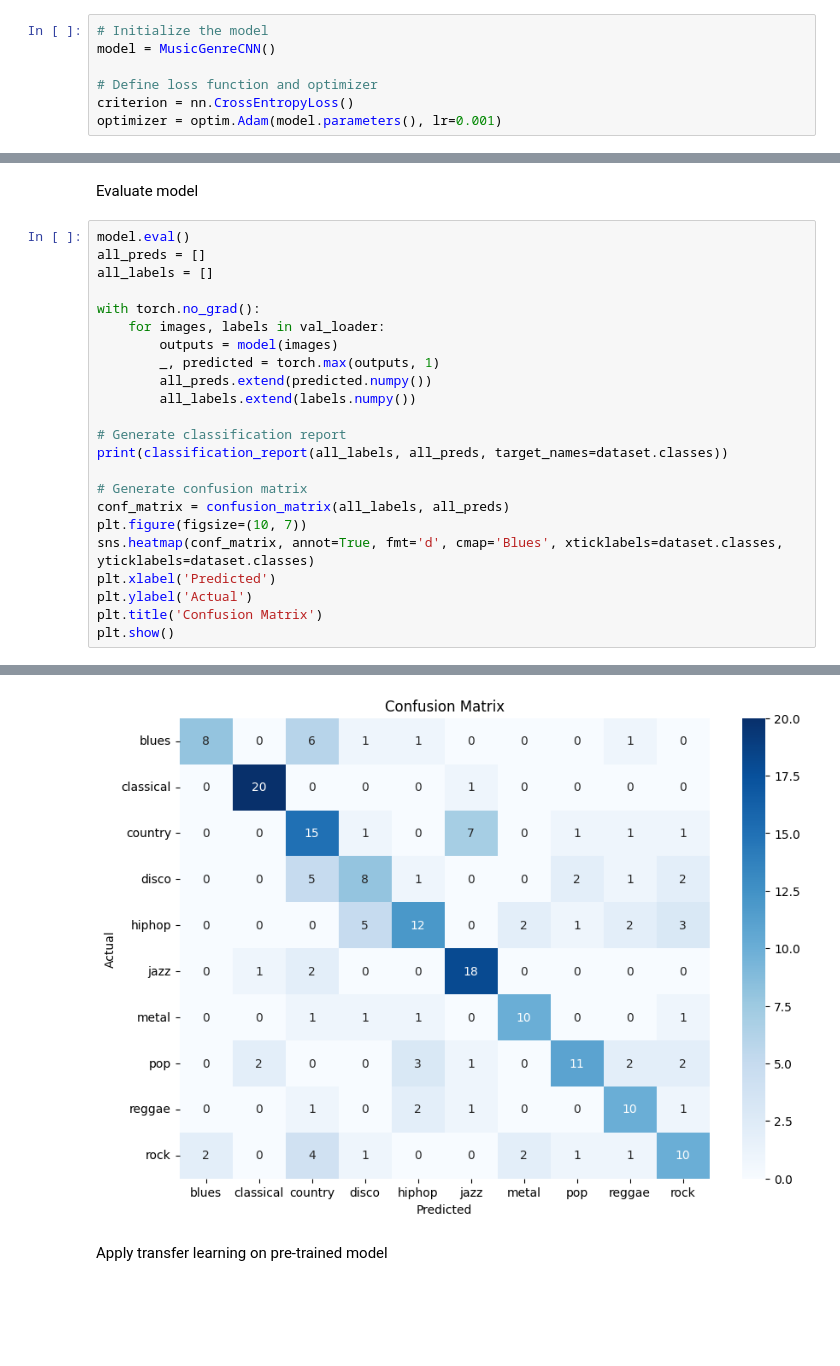
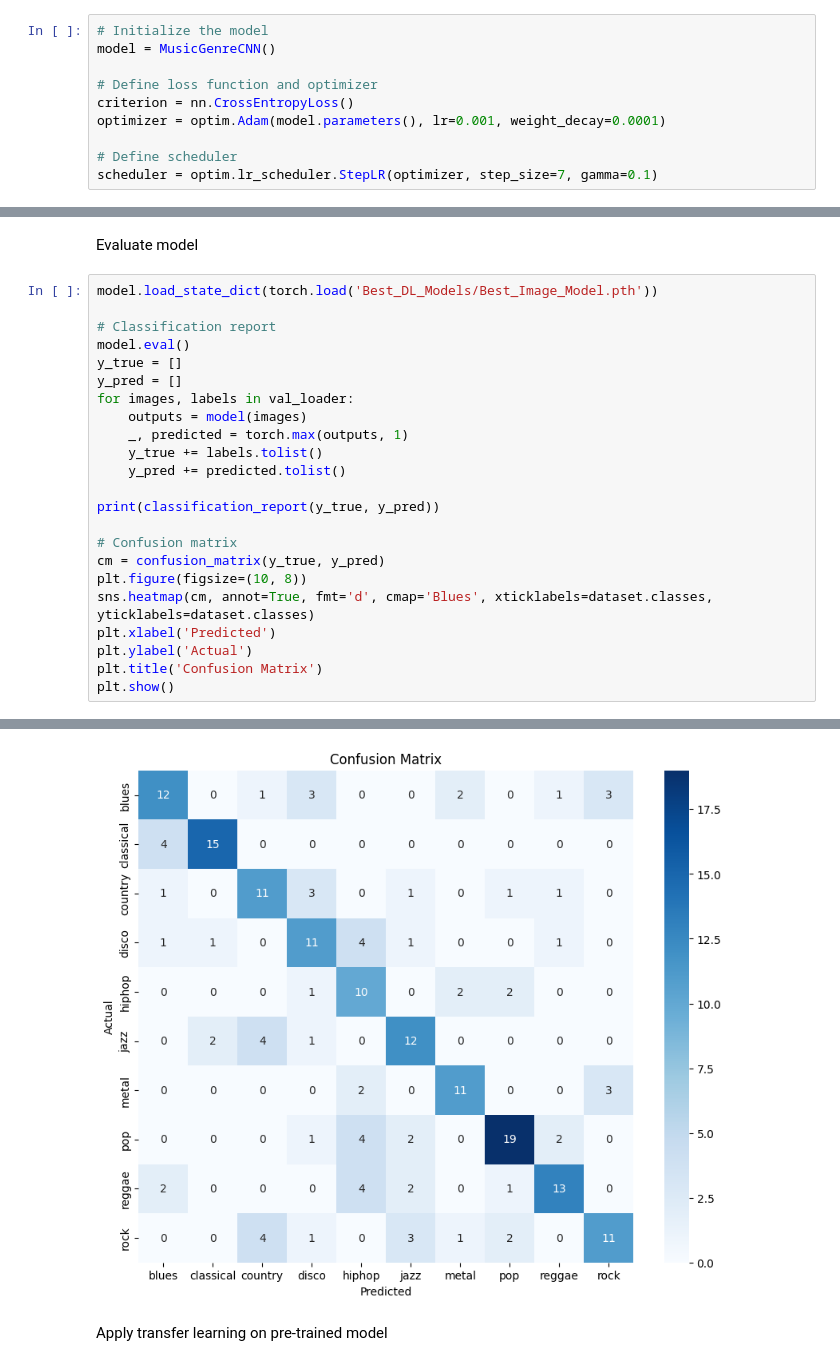
Before and after one commit to griffinr/MusicClassificationModels, a Jupyter notebook: CNN_with_Spectograms.ipynb, the cells around one changed output, grey strips where cells are left out. Saved outputs shown, nothing was run; the diff lists cells and outputs as text; blank space fills up the shorter version.

Commit message:
Deep learning notebooks + best models

```diff
--- a/CNN_with_Spectograms.ipynb
+++ b/CNN_with_Spectograms.ipynb
@@ -64,7 +103,10 @@ model = MusicGenreCNN()
 
 # Define loss function and optimizer
 criterion = nn.CrossEntropyLoss()
-optimizer = optim.Adam(model.parameters(), lr=0.001)
+optimizer = optim.Adam(model.parameters(), lr=0.001, weight_decay=0.0001)
+
+# Define scheduler
+scheduler = optim.lr_scheduler.StepLR(optimizer, step_size=7, gamma=0.1)
 # %% [markdown]
 Train the model
 # %%
@@ -121,24 +167,24 @@ Validation Loss: 1.7136, Accuracy: 0.6100
 # %% [markdown]
 Evaluate model
 # %%
+model.load_state_dict(torch.load('Best_DL_Models/Best_Image_Model.pth'))
+
+# Classification report
 model.eval()
-all_preds = []
-all_labels = []
+y_true = []
+y_pred = []
+for images, labels in val_loader:
+	outputs = model(images)
+	_, predicted = torch.max(outputs, 1)
+	y_true += labels.tolist()
+	y_pred += predicted.tolist()
 
-with torch.no_grad():
-    for images, labels in val_loader:
-        outputs = model(images)
-        _, predicted = torch.max(outputs, 1)
-        all_preds.extend(predicted.numpy())
-        all_labels.extend(labels.numpy())
+print(classification_report(y_true, y_pred))
 
-# Generate classification report
-print(classification_report(all_labels, all_preds, target_names=dataset.classes))
-
-# Generate confusion matrix
-conf_matrix = confusion_matrix(all_labels, all_preds)
-plt.figure(figsize=(10, 7))
-sns.heatmap(conf_matrix, annot=True, fmt='d', cmap='Blues', xticklabels=dataset.classes, yticklabels=dataset.classes)
+# Confusion matrix
+cm = confusion_matrix(y_true, y_pred)
+plt.figure(figsize=(10, 8))
+sns.heatmap(cm, annot=True, fmt='d', cmap='Blues', xticklabels=dataset.classes, yticklabels=dataset.classes)
 plt.xlabel('Predicted')
 plt.ylabel('Actual')
 plt.title('Confusion Matrix')
@@ -163,4 +209,4 @@ weighted avg       0.62      0.61      0.61       200
-[figure, old version]
+[figure, new version]
 # %% [markdown]
 Apply transfer learning on pre-trained model
 # %%
```
Also changed, not shown: parts of 8 cells of this notebook, 2 other files.
